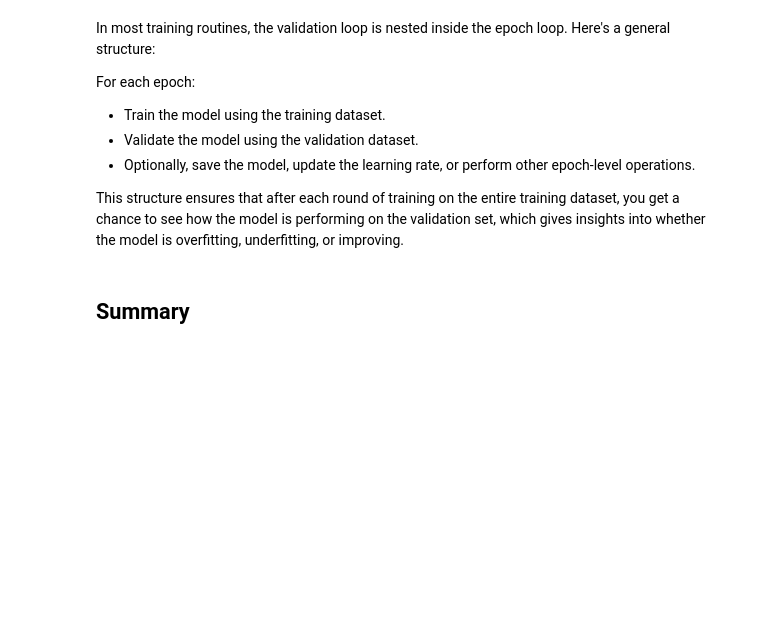
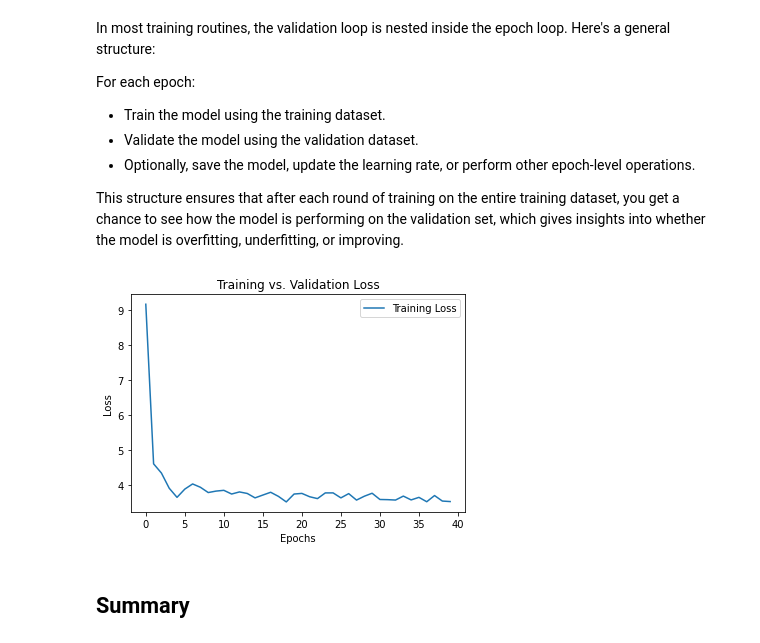
Before and after one commit to lsafarne/AIBites, a Jupyter notebook: Language_Model.ipynb, the cells around one changed output. Drawn from its saved outputs; the diff is of its cells as text; code cells hidden in the pictures; blank space fills up the shorter version.

```diff
--- a/Language_Model.ipynb
+++ b/Language_Model.ipynb
@@ -235,7 +235,7 @@ for epoch in range(num_epochs):
         train_loss += loss.item()
         if batch_idx % 500 == 0:
             print(f"Epoch: {epoch+1} | Batch: {batch_idx+1} | Loss: {loss.item()}")
-            train_losses.append(loss)
+            train_losses.append(loss.item())
 
     # Calculate the average training loss for this epoch
     avg_train_loss = train_loss / len(train_loader)
@@ -287,14 +287,16 @@ For each epoch:
 This structure ensures that after each round of training on the entire training dataset, you get a chance to see how the model is performing on the validation set, which gives insights into whether the model is overfitting, underfitting, or improving.
 # %%
 import matplotlib.pyplot as plt
-
+# train_losses = [l.item() for l in train_losses]
 plt.plot(train_losses, label='Training Loss')
-plt.plot(val_losses, label='Validation Loss')
+#plt.plot(val_losses, label='Validation Loss')
 plt.xlabel('Epochs')
 plt.ylabel('Loss')
 plt.legend()
 plt.title('Training vs. Validation Loss')
 plt.show()
+# %% [output]
+[figure, added]
 # %% [markdown]
 <h2>Summary</h2>
 # %% [markdown]
```
Also changed, not shown: 1 other file.
